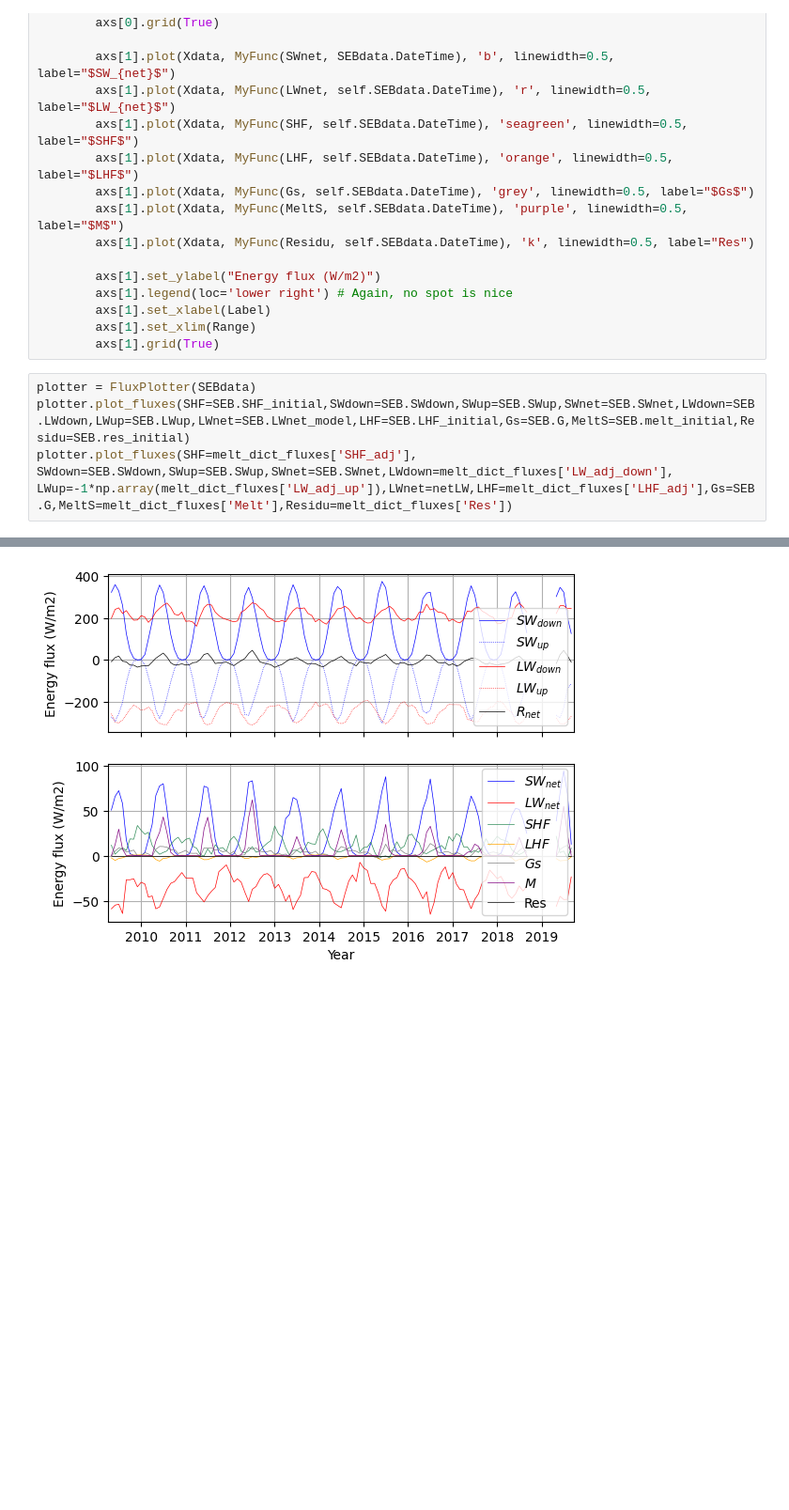
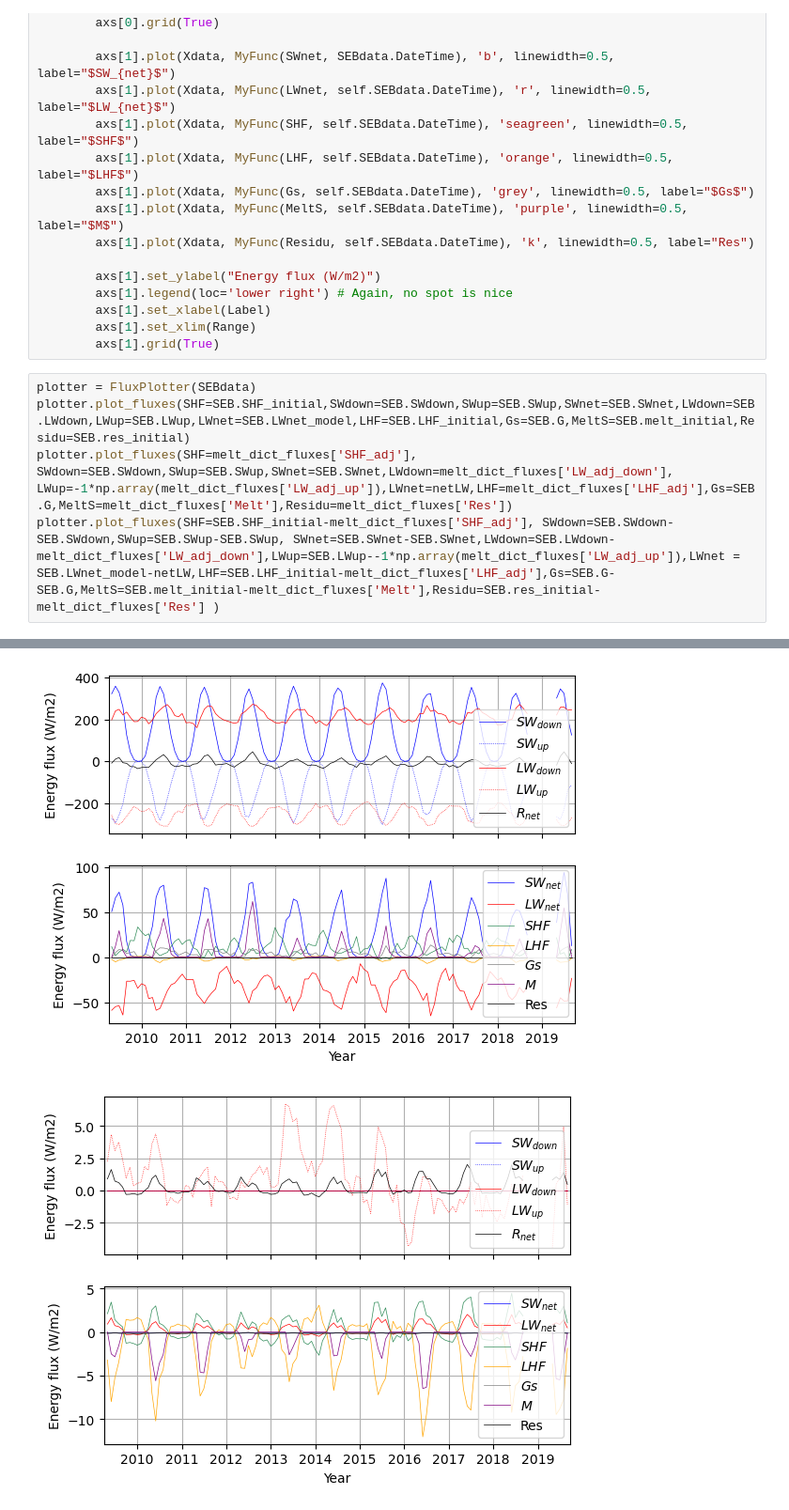
Before and after one commit to CLPHUU/IceAndClimate, a Jupyter notebook: Project_2/Project2_version2.ipynb, the cells around one changed output, grey strips where cells are left out. Shown at 94% size. Drawn from its saved outputs; the diff is of its cells as text; blank space fills up the shorter version.

```diff
--- a/Project_2/Project2_version2.ipynb
+++ b/Project_2/Project2_version2.ipynb
@@ -356,6 +356,7 @@ class FluxPlotter():
 plotter = FluxPlotter(SEBdata)
 plotter.plot_fluxes(SHF=SEB.SHF_initial,SWdown=SEB.SWdown,SWup=SEB.SWup,SWnet=SEB.SWnet,LWdown=SEB.LWdown,LWup=SEB.LWup,LWnet=SEB.LWnet_model,LHF=SEB.LHF_initial,Gs=SEB.G,MeltS=SEB.melt_initial,Residu=SEB.res_initial)
 plotter.plot_fluxes(SHF=melt_dict_fluxes['SHF_adj'], SWdown=SEB.SWdown,SWup=SEB.SWup,SWnet=SEB.SWnet,LWdown=melt_dict_fluxes['LW_adj_down'], LWup=-1*np.array(melt_dict_fluxes['LW_adj_up']),LWnet=netLW,LHF=melt_dict_fluxes['LHF_adj'],Gs=SEB.G,MeltS=melt_dict_fluxes['Melt'],Residu=melt_dict_fluxes['Res'])
+plotter.plot_fluxes(SHF=SEB.SHF_initial-melt_dict_fluxes['SHF_adj'], SWdown=SEB.SWdown-SEB.SWdown,SWup=SEB.SWup-SEB.SWup, SWnet=SEB.SWnet-SEB.SWnet,LWdown=SEB.LWdown-melt_dict_fluxes['LW_adj_down'],LWup=SEB.LWup--1*np.array(melt_dict_fluxes['LW_adj_up']),LWnet = SEB.LWnet_model-netLW,LHF=SEB.LHF_initial-melt_dict_fluxes['LHF_adj'],Gs=SEB.G-SEB.G,MeltS=SEB.melt_initial-melt_dict_fluxes['Melt'],Residu=SEB.res_initial-melt_dict_fluxes['Res'] )
 # %% [output]
 The date and hour of the first entry is April 05, 2009, 00:00.
 First full month starts at May 01, 2009, 00:00
@@ -370,2 +376,3 @@ The dataset contains data of 125 months.
 [figure]
 [figure]
+[figure, added]
```
Also changed, not shown: parts of 13 cells of this notebook.
